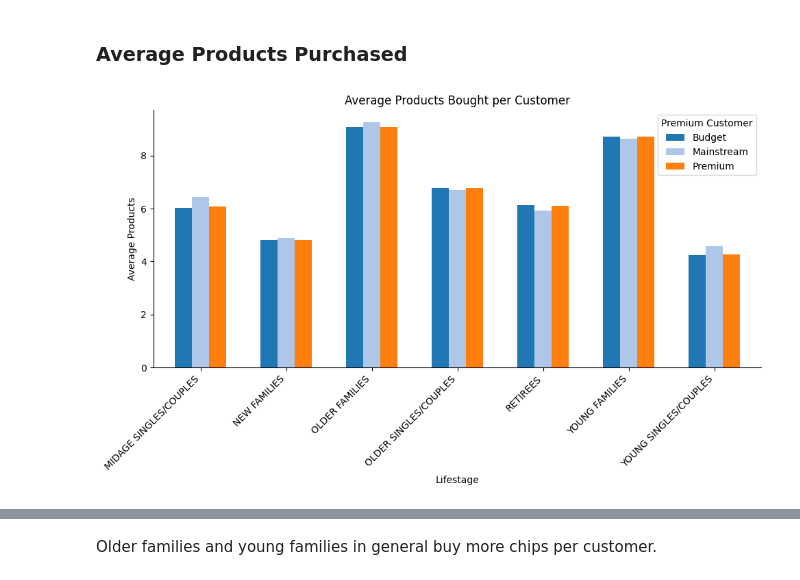
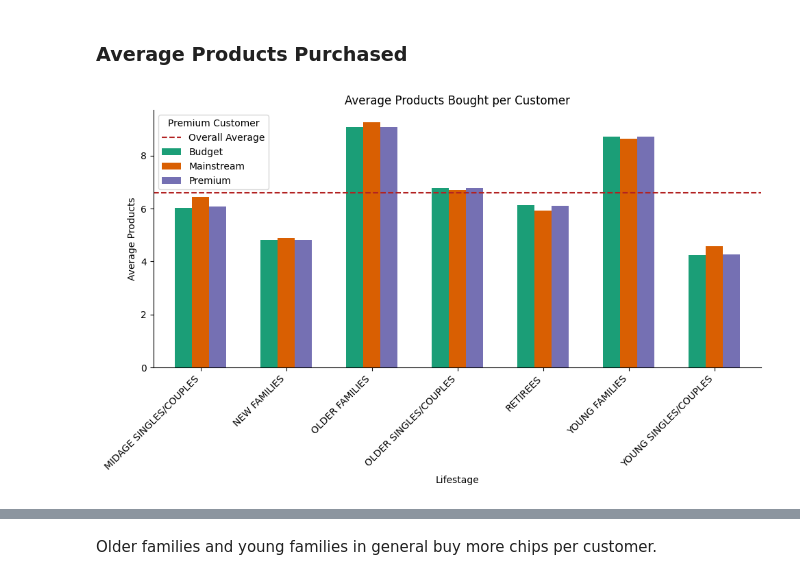
Before and after one commit to julie-nguyen180/Quantium_Chips_Category_Analysis_Case, a Jupyter notebook: Quantium_Case_Analysis.ipynb, the cells around one changed output, grey strips where cells are left out. Drawn from its saved outputs; the diff is of its cells as text; code cells hidden in the pictures.

```diff
--- a/Quantium_Case_Analysis.ipynb
+++ b/Quantium_Case_Analysis.ipynb
@@ -697,25 +716,33 @@ Let's have a look at this next.
 # %% [markdown]
 ### Average Products Purchased
 # %%
-# Step 1: Calculate total products bought per customer
+# Calculate total products bought per customer
 customer_totals = merged_df.groupby(['LYLTY_CARD_NBR', 'LIFESTAGE', 'PREMIUM_CUSTOMER'])['PROD_QTY'].sum().reset_index()
 
-# Step 2: Calculate the average products bought per customer for each LIFESTAGE and PREMIUM_CUSTOMER combination
+# Calculate the average products bought per customer for each LIFESTAGE and PREMIUM_CUSTOMER combination
 average_products = customer_totals.groupby(['LIFESTAGE', 'PREMIUM_CUSTOMER'])['PROD_QTY'].mean().unstack()
 
-# Step 3: Plot the data
+# Calculate the average product per customer across the entire population
+total_products_bought = customer_totals['PROD_QTY'].sum()
+total_unique_customers = customer_totals['LYLTY_CARD_NBR'].nunique()
+overall_average = total_products_bought / total_unique_customers
+
+# Plot the data
 fig, ax = plt.subplots(figsize=(10, 6))
-average_products.plot(kind='bar', ax=ax, width=0.6, color=sns.color_palette(palette='tab20'))
+average_products.plot(kind='bar', ax=ax, width=0.6, color=sns.color_palette(palette='Dark2'))
+
+# Add a horizontal line representing the overall average
+ax.axhline(y=overall_average, color='firebrick', linestyle='--', linewidth=1.5, label='Overall Average')
 
 # Style the plot
 ax.spines[['top', 'right']].set_visible(False)
 ax.set_title('Average Products Bought per Customer')
 ax.set_xlabel('Lifestage')
 ax.set_ylabel('Average Products')
-ax.legend(title='Premium Customer')
+ax.legend(title='Premium Customer', loc='upper left')
 plt.xticks(rotation=45, ha='right')
 
 plt.tight_layout()
 plt.show()
 # %% [output]
-[figure, old version]
+[figure, new version]
```
Also changed, not shown: parts of 7 cells of this notebook.
